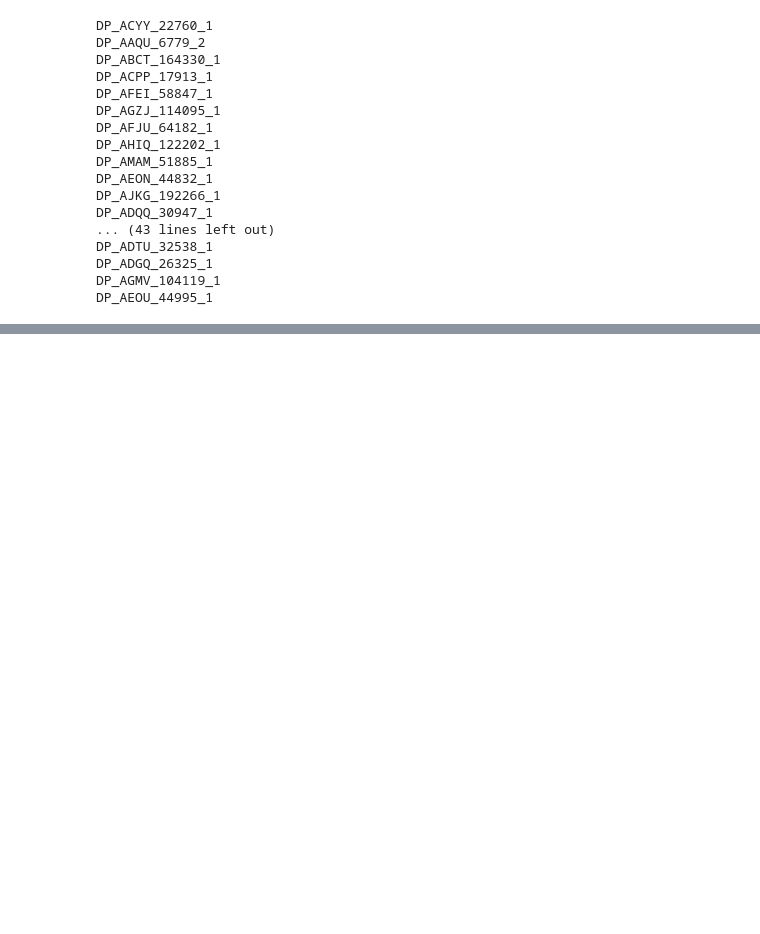
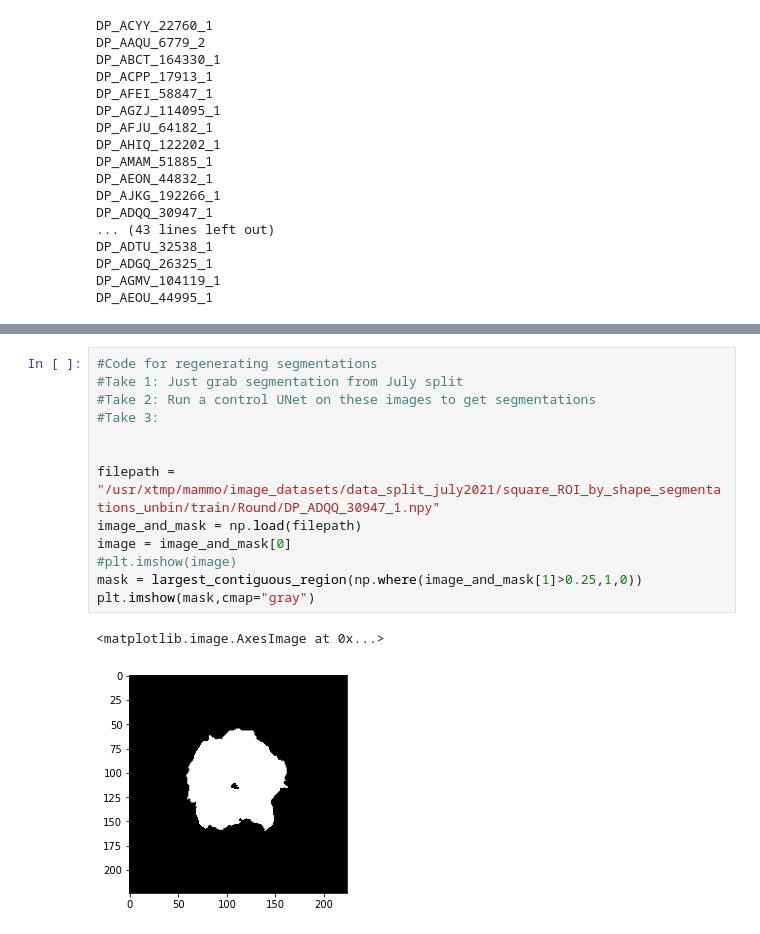
Before and after one commit to vaibhavs2854/ActiveLearningShapes, a Jupyter notebook: ActiveLearning.ipynb, the cells around one changed output, grey strips where cells are left out. Cells and saved outputs as stored; diff of their text form; blank space fills up the shorter version.

```diff
--- a/ActiveLearning.ipynb
+++ b/ActiveLearning.ipynb
@@ -1355,0 +1445,16 @@ DP_AEOU_44995_1
+# %%
+#Code for regenerating segmentations
+#Take 1: Just grab segmentation from July split
+#Take 2: Run a control UNet on these images to get segmentations
+#Take 3:
+
+
+filepath = "/usr/xtmp/mammo/image_datasets/data_split_july2021/square_ROI_by_shape_segmentations_unbin/train/Round/DP_ADQQ_30947_1.npy"
+image_and_mask = np.load(filepath)
+image = image_and_mask[0]
+#plt.imshow(image)
+mask = largest_contiguous_region(np.where(image_and_mask[1]>0.25,1,0))
+plt.imshow(mask,cmap="gray")
+# %% [output]
+<matplotlib.image.AxesImage at 0x...>
+[figure, added]
```
Also changed, not shown: parts of 4 cells of this notebook, 1 other file.
